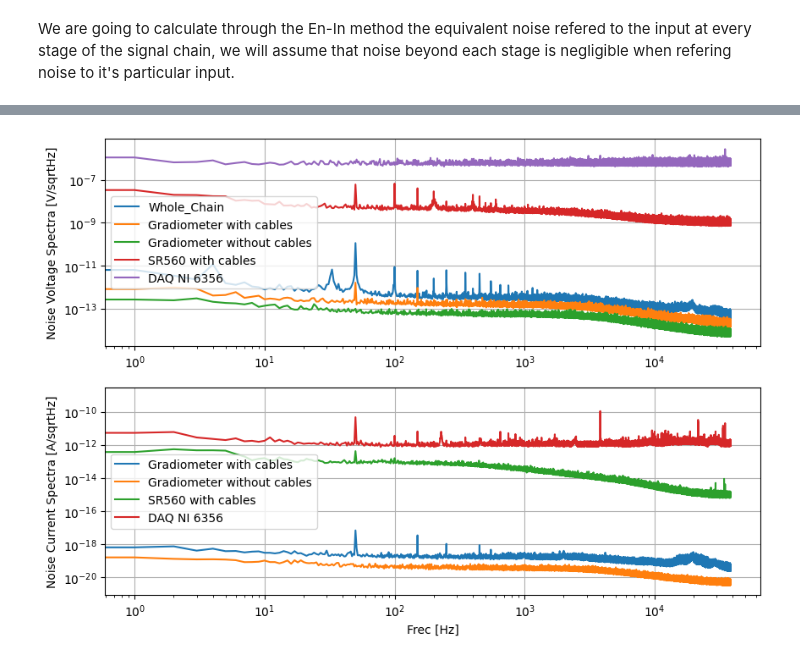
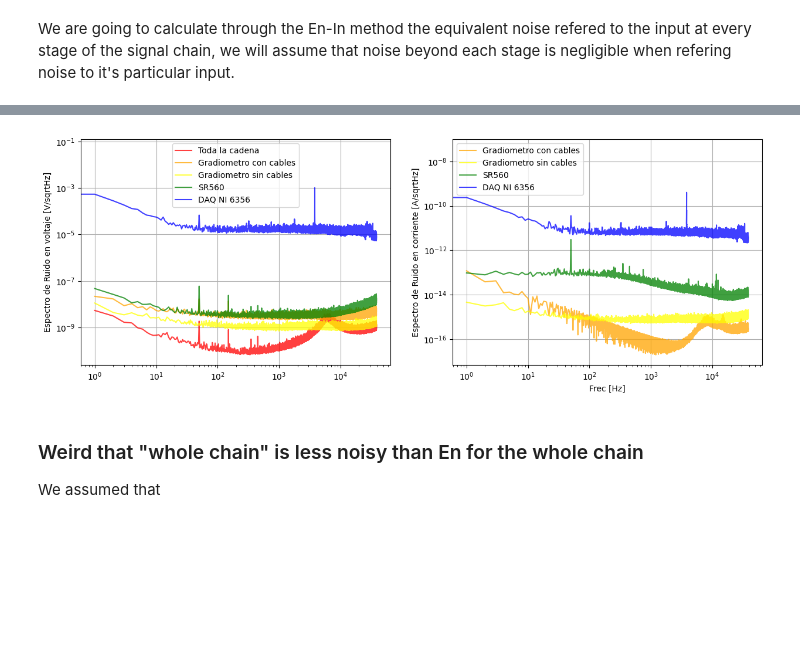
Before and after one commit to Guilldeas/General_Purpose_Analysis, a Jupyter notebook: En_In_Noise_for_Signal_Chains.ipynb, the cells around one changed output, grey strips where cells are left out. Saved outputs shown, nothing was run; the diff lists cells and outputs as text; code cells hidden in the pictures; blank space fills up the shorter version.

```diff
--- a/En_In_Noise_for_Signal_Chains.ipynb
+++ b/En_In_Noise_for_Signal_Chains.ipynb
@@ -12,7 +12,7 @@ import pandas as pd
 
 ############################################ Functions ############################################
 
-def csv2array(file_name, folder_name, column_x_index, column_y_index=, starting_row, Delimiter):
+def csv2array(file_name, folder_name, column_x_index, column_y_index, starting_row, Delimiter):
     """
     Read a CSV file stored on a subfolder and extract data from two columns.
 
@@ -143,10 +143,10 @@ def filter_data(order, cutoff_freq, data, Btype='low', graph=True):
         # Create a figure with two subplots
         fig, axs = plt.subplots(2, 1)
         ax = axs[0]
-         axs[0].clear()
+        axs[0].clear()
         ax.plot(freq[freq_indices], np.abs(y_fft_raw[freq_indices]), linewidth=0.5, alpha=0.25, color="black")
-         axs[0].plot(freq[freq_indices], np.abs(y_fft_filt[freq_indices]), linewidth=0.5, color="blue")
-         axs[0].set_ylabel('Amplitude')
+        axs[0].plot(freq[freq_indices], np.abs(y_fft_filt[freq_indices]), linewidth=0.5, color="blue")
+        axs[0].set_ylabel('Amplitude')
         ax.set_title('FFT of '+str(data[2]))
         ax.set_xlabel('Frequency [Hz]')
 
@@ -696,39 +670,43 @@ DAQ_NI_6356_High_R = DAQ_NI_6356_High_R / R_High
 # %%
 # Add a subplot
-fig, axs = plt.subplots(2, 1, figsize=(10, 7))
+fig, axs = plt.subplots(1, 2, figsize=(15, 5))
 
 # Plot the data
-axs[0].plot(Freq, Whole_Chain, label='Whole_Chain')
-axs[0].plot(Freq, Gradiometer_with_cables_Short, label='Gradiometer with cables')
-axs[0].plot(Freq, Gradiometer_without_cables_Short, label='Gradiometer without cables')
-axs[0].plot(Freq, SR560_with_cables_Short, label='SR560 with cables')
-axs[0].plot(Freq, DAQ_NI_6356_Short, label='DAQ NI 6356')
+Alpha = 0.75
+axs[0].plot(Freq, Whole_Chain, label='Toda la cadena', color='red', alpha=Alpha)
+axs[0].plot(Freq, Gradiometer_with_cables_Short, label='Gradiometro con cables', color='orange', alpha=Alpha)
+axs[0].plot(Freq, Gradiometer_without_cables_Short, label='Gradiometro sin cables', color='yellow', alpha=Alpha)
+axs[0].plot(Freq, SR560_with_cables_Short, label='SR560', color='green', alpha=Alpha)
+axs[0].plot(Freq, DAQ_NI_6356_Short, label='DAQ NI 6356', color='blue', alpha=Alpha)
 
 
-axs[1].plot(Freq, Gradiometer_with_cables_High_R, label='Gradiometer with cables')
-axs[1].plot(Freq, Gradiometer_without_cables_High_R, label='Gradiometer without cables')
-axs[1].plot(Freq, SR560_with_cables_High_R, label='SR560 with cables')
-axs[1].plot(Freq, DAQ_NI_6356_High_R, label='DAQ NI 6356')
+axs[1].plot(Freq, Gradiometer_with_cables_current, label='Gradiometro con cables', color='orange', alpha=Alpha)
+axs[1].plot(Freq, Gradiometer_without_cables_current, label='Gradiometro sin cables', color='yellow', alpha=Alpha)
+axs[1].plot(Freq, SR560_with_cables_current, label='SR560', color='green', alpha=Alpha)
+axs[1].plot(Freq, DAQ_NI_6356_current, label='DAQ NI 6356', color='blue', alpha=Alpha)
 
 
 
 # Log plot
 axs[0].set_xscale('log')
 axs[0].set_yscale('log')
 axs[1].set_xscale('log')
 axs[1].set_yscale('log')
 
 # Customize the plot
 axs[1].set_xlabel('Frec [Hz]')
-axs[0].set_ylabel('Noise Voltage Spectra [V/sqrtHz]')
-axs[1].set_ylabel('Noise Current Spectra [A/sqrtHz]')
+axs[0].set_ylabel('Espectro de Ruido en voltaje [V/sqrtHz]')
+axs[1].set_ylabel('Espectro de Ruido en corriente [A/sqrtHz]')
 axs[0].grid()
 axs[1].grid()
 
 axs[0].legend()
 axs[1].legend()
 
 # Display the figure
 plt.show()
 # %% [output]
-[figure, old version]
+[figure, new version]
+# %% [markdown]
+### Weird that "whole chain" is less noisy than En for the whole chain
+We assumed that
```
Also changed, not shown: parts of 7 cells of this notebook, 10 other files.
